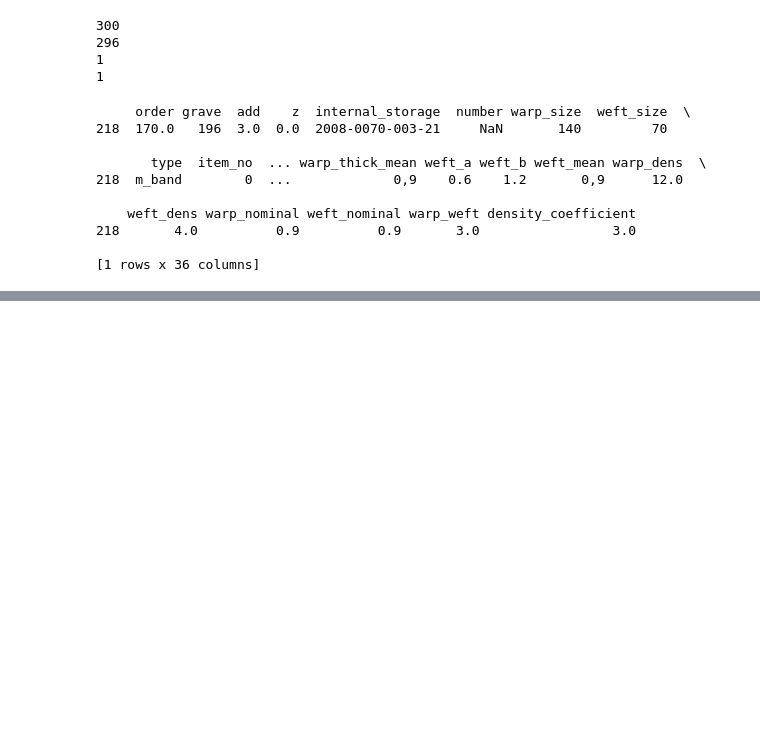
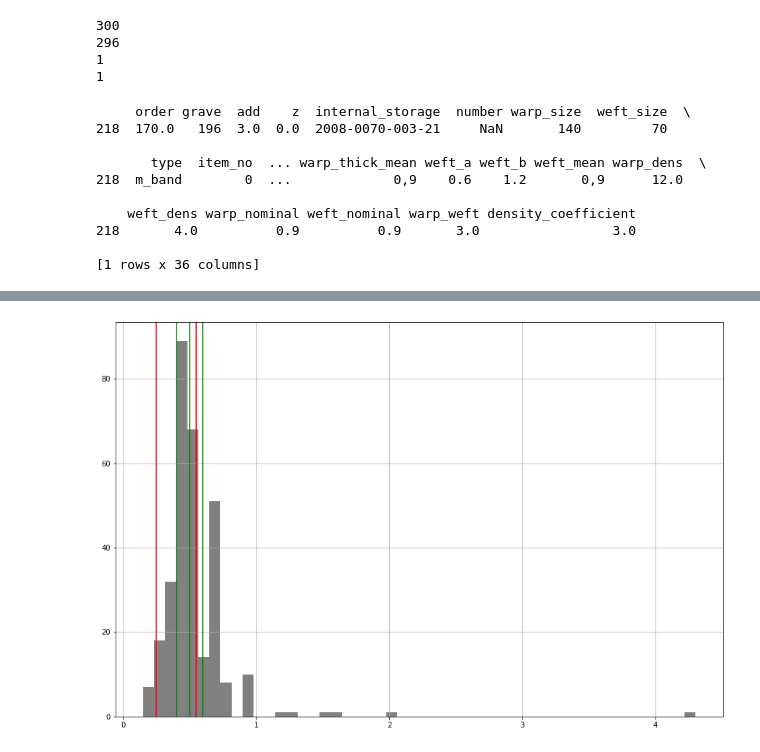
Before and after one commit to streltcov/textile_data, a Jupyter notebook: threads.ipynb, the cells around one changed output, grey strips where cells are left out. Saved outputs shown, nothing was run; the diff lists cells and outputs as text; code cells hidden in the pictures; blank space fills up the shorter version.

```diff
--- a/threads.ipynb
+++ b/threads.ipynb
@@ -136,0 +307,11 @@ print(len(textiles_angle_weft_uneven))
+# %%
+fig, ax = pyplot.subplots(figsize=(15, 10))
+pyplot.axvline(weft_quartile_1, color='green')
+pyplot.axvline(weft_quartile_2, color='green')
+pyplot.axvline(weft_quartile_3, color='green')
+pyplot.axvline(weft_lower_border, color='red')
+pyplot.axvline(weft_upper_border, color='red')
+textiles.weft_nominal.hist(ax=ax, bins=50, color='gray')
+pyplot.show()
+# %% [output]
+[figure, added]
```
Also changed, not shown: parts of 14 cells of this notebook.
